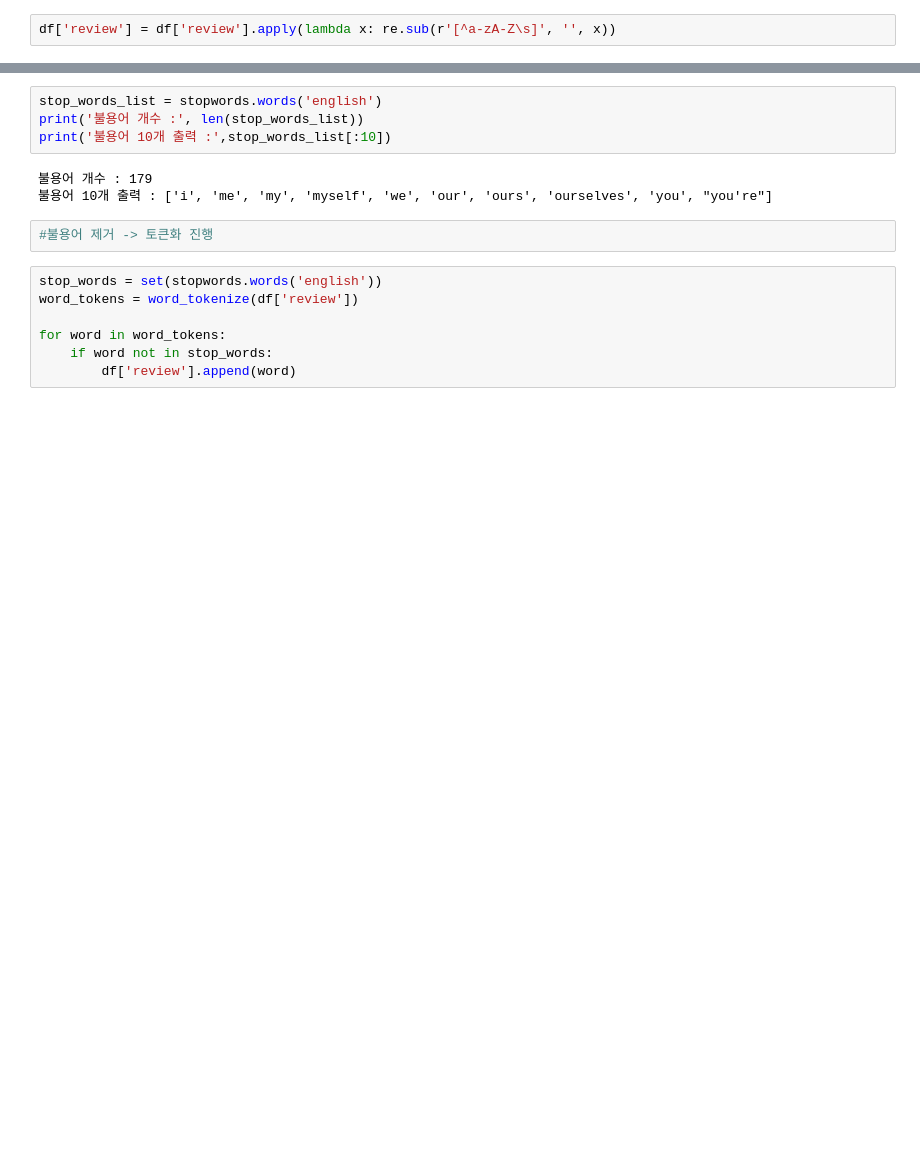
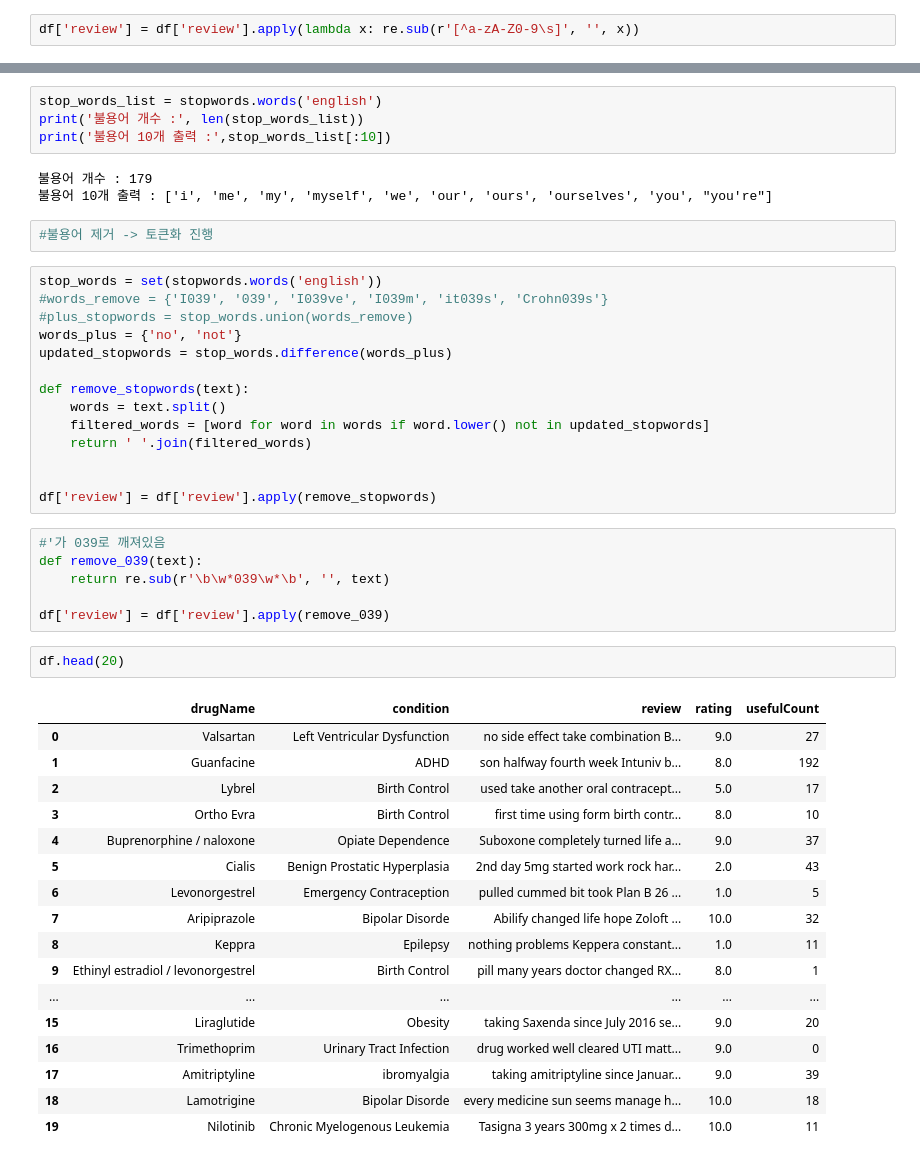
Before and after one commit to 2j0123/Drug-Review-Data-Predictions-Drug-Name, a Jupyter notebook: WASSUP_TEAM7_2.ipynb, the cells around one changed output, grey strips where cells are left out. Saved outputs shown, nothing was run; the diff lists cells and outputs as text; blank space fills up the shorter version.

```diff
--- a/WASSUP_TEAM7_2.ipynb
+++ b/WASSUP_TEAM7_2.ipynb
@@ -342,7 +361,7 @@ df.corr() #별점과 좋아요 수는 상관관계가 있음
 | rating | 1.000000 | 0.234379 |
 | usefulCount | 0.234379 | 1.000000 |
 # %%
-df['review'] = df['review'].apply(lambda x: re.sub(r'[^a-zA-Z\s]', '', x))
+df['review'] = df['review'].apply(lambda x: re.sub(r'[^a-zA-Z0-9\s]', '', x))
 # %%
 df.head()
 # %% [output]
@@ -384,10 +428,43 @@ print('불용어 10개 출력 :',stop_words_list[:10])
 불용어 10개 출력 : ['i', 'me', 'my', 'myself', 'we', 'our', 'ours', 'ourselves', 'you', "you're"]
 # %%
 #불용어 제거 -> 토큰화 진행
-# %%
-stop_words = set(stopwords.words('english'))
-word_tokens = word_tokenize(df['review'])
-
-for word in word_tokens:
-    if word not in stop_words:
-        df['review'].append(word)
+# %%
+stop_words = set(stopwords.words('english'))
+#words_remove = {'I039', '039', 'I039ve', 'I039m', 'it039s', 'Crohn039s'}
+#plus_stopwords = stop_words.union(words_remove)
+words_plus = {'no', 'not'}
+updated_stopwords = stop_words.difference(words_plus)
+
+def remove_stopwords(text):
+    words = text.split()
+    filtered_words = [word for word in words if word.lower() not in updated_stopwords]
+    return ' '.join(filtered_words)
+
+
+df['review'] = df['review'].apply(remove_stopwords)
+# %%
+#'가 039로 깨져있음
+def remove_039(text):
+    return re.sub(r'\b\w*039\w*\b', '', text)
+
+df['review'] = df['review'].apply(remove_039)
+# %%
+df.head(20)
+# %% [output]
+|  | drugName | condition | review | rating | usefulCount |
+| 0 | Valsartan | Left Ventricular Dysfunction | no side effect take combination B... | 9.0 | 27 |
+| 1 | Guanfacine | ADHD | son halfway fourth week Intuniv b... | 8.0 | 192 |
+| 2 | Lybrel | Birth Control | used take another oral contracept... | 5.0 | 17 |
+| 3 | Ortho Evra | Birth Control | first time using form birth contr... | 8.0 | 10 |
+| 4 | Buprenorphine / naloxone | Opiate Dependence | Suboxone completely turned life a... | 9.0 | 37 |
+| 5 | Cialis | Benign Prostatic Hyperplasia | 2nd day 5mg started work rock har... | 2.0 | 43 |
+| 6 | Levonorgestrel | Emergency Contraception | pulled cummed bit took Plan B 26 ... | 1.0 | 5 |
+| 7 | Aripiprazole | Bipolar Disorde | Abilify changed life hope Zoloft ... | 10.0 | 32 |
+| 8 | Keppra | Epilepsy | nothing problems Keppera constant... | 1.0 | 11 |
+| 9 | Ethinyl estradiol / levonorgestrel | Birth Control | pill many years doctor changed RX... | 8.0 | 1 |
+| ... | ... | ... | ... | ... | ... |
+| 15 | Liraglutide | Obesity | taking Saxenda since July 2016 se... | 9.0 | 20 |
+| 16 | Trimethoprim | Urinary Tract Infection | drug worked well cleared UTI matt... | 9.0 | 0 |
+| 17 | Amitriptyline | ibromyalgia | taking amitriptyline since Januar... | 9.0 | 39 |
+| 18 | Lamotrigine | Bipolar Disorde | every medicine sun seems manage h... | 10.0 | 18 |
+| 19 | Nilotinib | Chronic Myelogenous Leukemia | Tasigna 3 years 300mg x 2 times d... | 10.0 | 11 |
```
Also changed, not shown: parts of 9 cells of this notebook.
